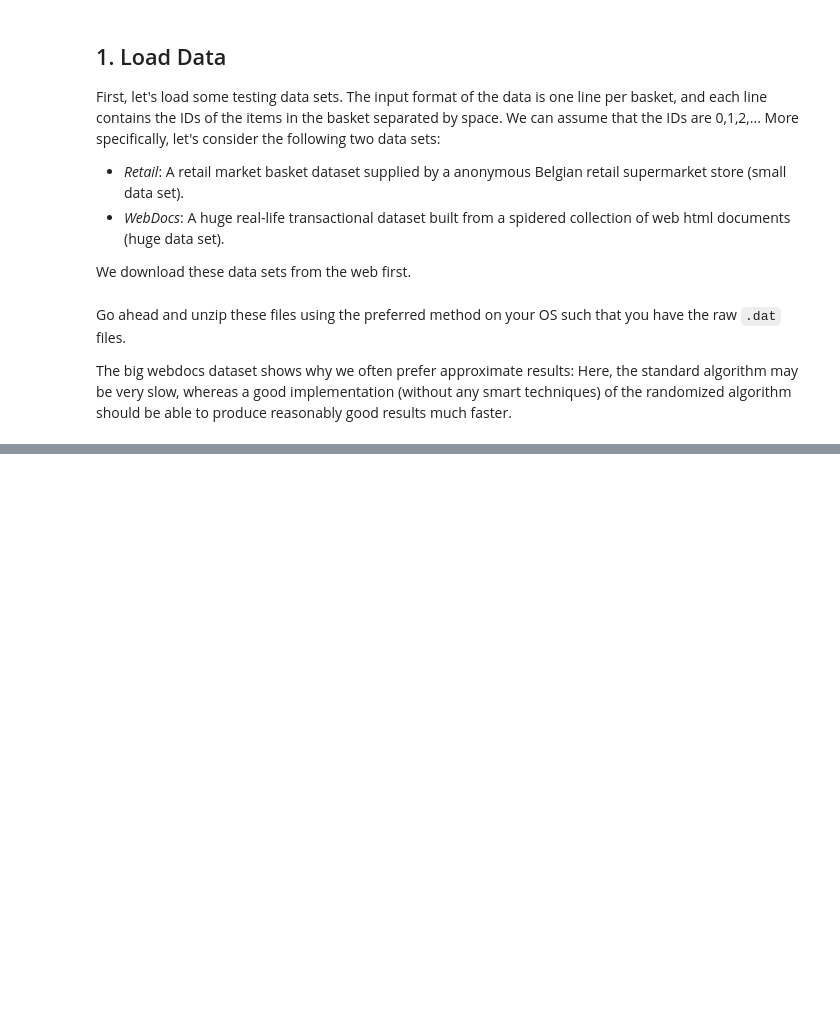
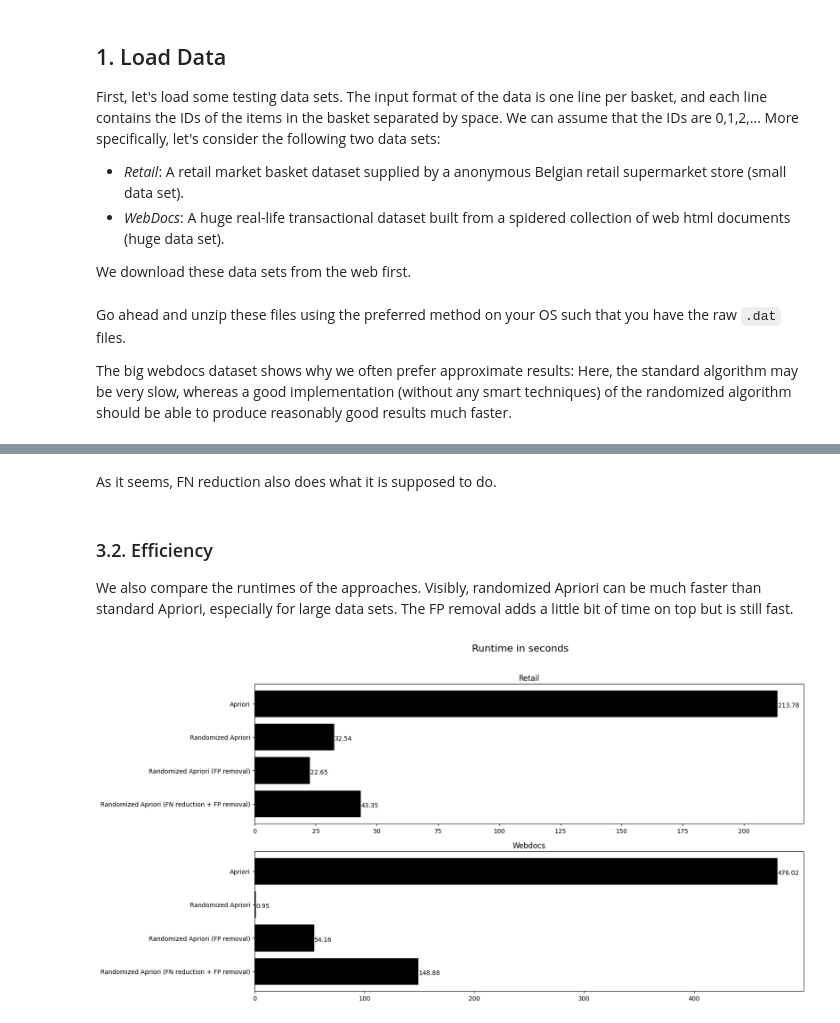
Before and after one commit to hanny-bal/apriori, a Jupyter notebook: apriori.ipynb, the cells around one changed output, grey strips where cells are left out. Drawn from its saved outputs; the diff is of its cells as text; code cells hidden in the pictures; blank space fills up the shorter version.

```diff
--- a/apriori.ipynb
+++ b/apriori.ipynb
@@ -56,0 +65,4 @@ Apriori itself can take very long. For this reason, we also consider a randomize
+# %%
+# dictionaries that store the runtimes of each strategy
+runtimes_retail: dict[str, float] = {}
+runtimes_webdocs: dict[str, float] = {}
@@ -67,0 +267,25 @@ len(output)
+# %% [markdown]
+As it seems, FN reduction also does what it is supposed to do.
+# %% [markdown]
+### 3.2. Efficiency
+We also compare the runtimes of the approaches. Visibly, randomized Apriori can be much faster than standard Apriori, especially for large data sets. The FP removal adds a little bit of time on top but is still fast.
+# %%
+fig, axs = plt.subplots(2, figsize =(16, 9))
+axs[0].barh(times_df_retail['label'].to_list(), times_df_retail[0].to_list(), color='black')
+axs[1].barh(times_df_webdocs['label'].to_list(), times_df_webdocs[0].to_list(), color='black')
+
+# show top values
+axs[0].invert_yaxis()
+axs[1].invert_yaxis()
+
+# add annotation to bars
+for ax in axs:
+    for p in ax.patches:
+        ax.annotate(str(round((p.get_width()), 2)), (p.get_width()+0.2, p.get_y()+0.5))
+
+fig.suptitle('Runtime in seconds', fontsize=16)
+axs[0].set_title('Retail')
+axs[1].set_title('Webdocs')
+plt.show()
+# %% [output]
+[figure, added]
```
Also changed, not shown: parts of 19 cells of this notebook, 3 other files.
